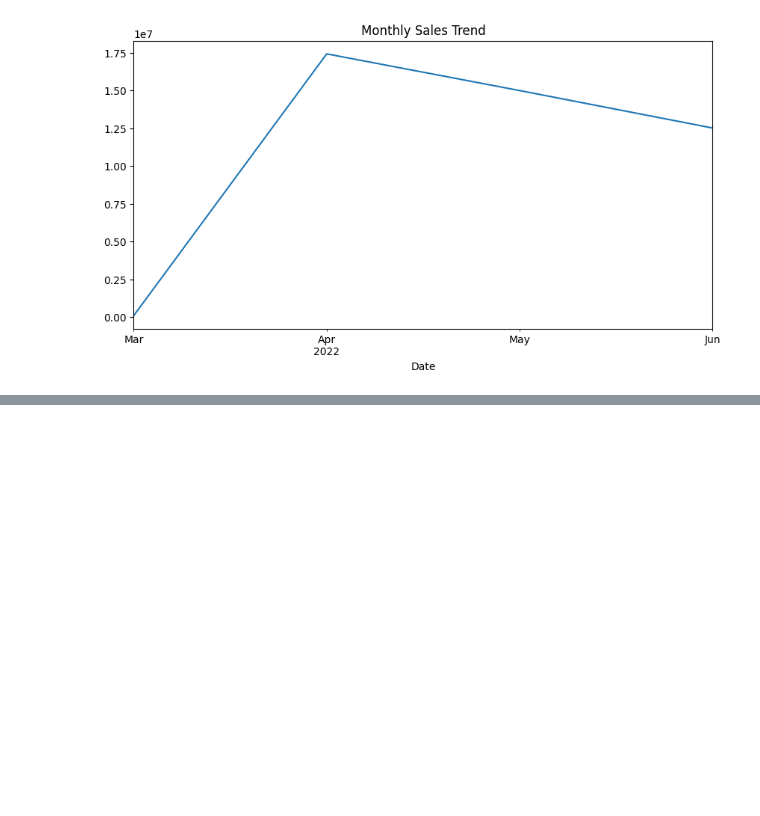
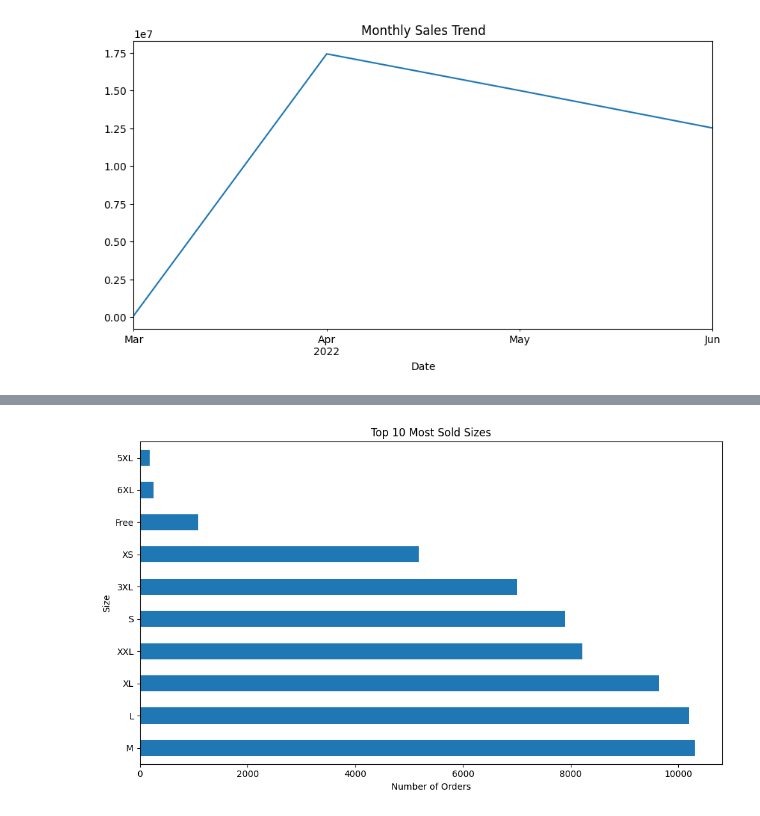
Before and after one commit to Yash0584/Amazon-Sales, a Jupyter notebook: Amazon_Sales.ipynb, the cells around one changed output, grey strips where cells are left out. Cells and saved outputs as stored; diff of their text form; code cells hidden in the pictures; blank space fills up the shorter version.

```diff
--- a/Amazon_Sales.ipynb
+++ b/Amazon_Sales.ipynb
@@ -165,0 +166,10 @@ plt.show()
+# %%
+#Most Sold sizes
+size_counts = df['Size'].value_counts().head(10)
+size_counts.plot(kind='barh', title='Top 10 Most Sold Sizes', figsize=(10, 6))
+plt.xlabel('Number of Orders')
+plt.ylabel('Size')
+plt.tight_layout()
+plt.show()
+# %% [output]
+[figure, added]
```
Also changed, not shown: parts of 4 cells of this notebook.
